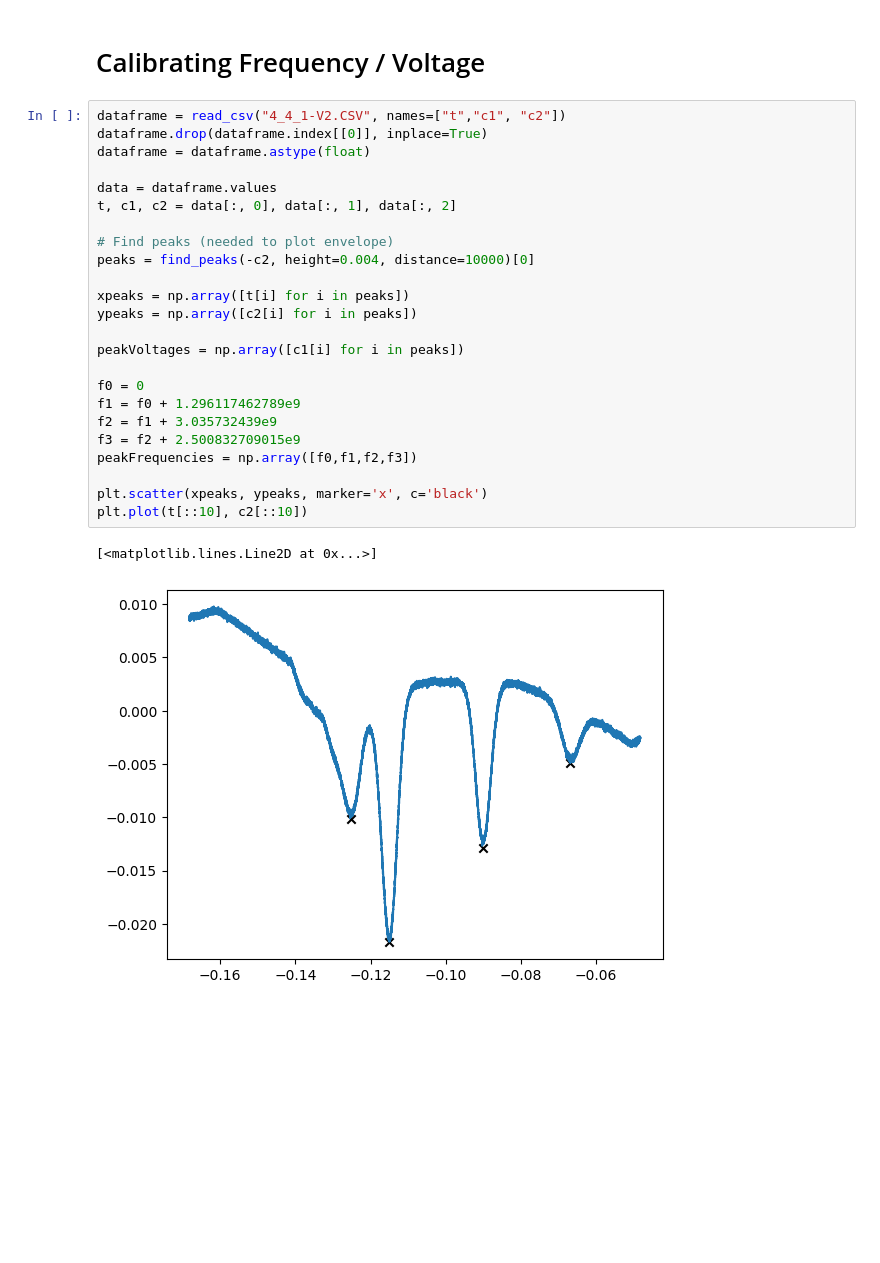
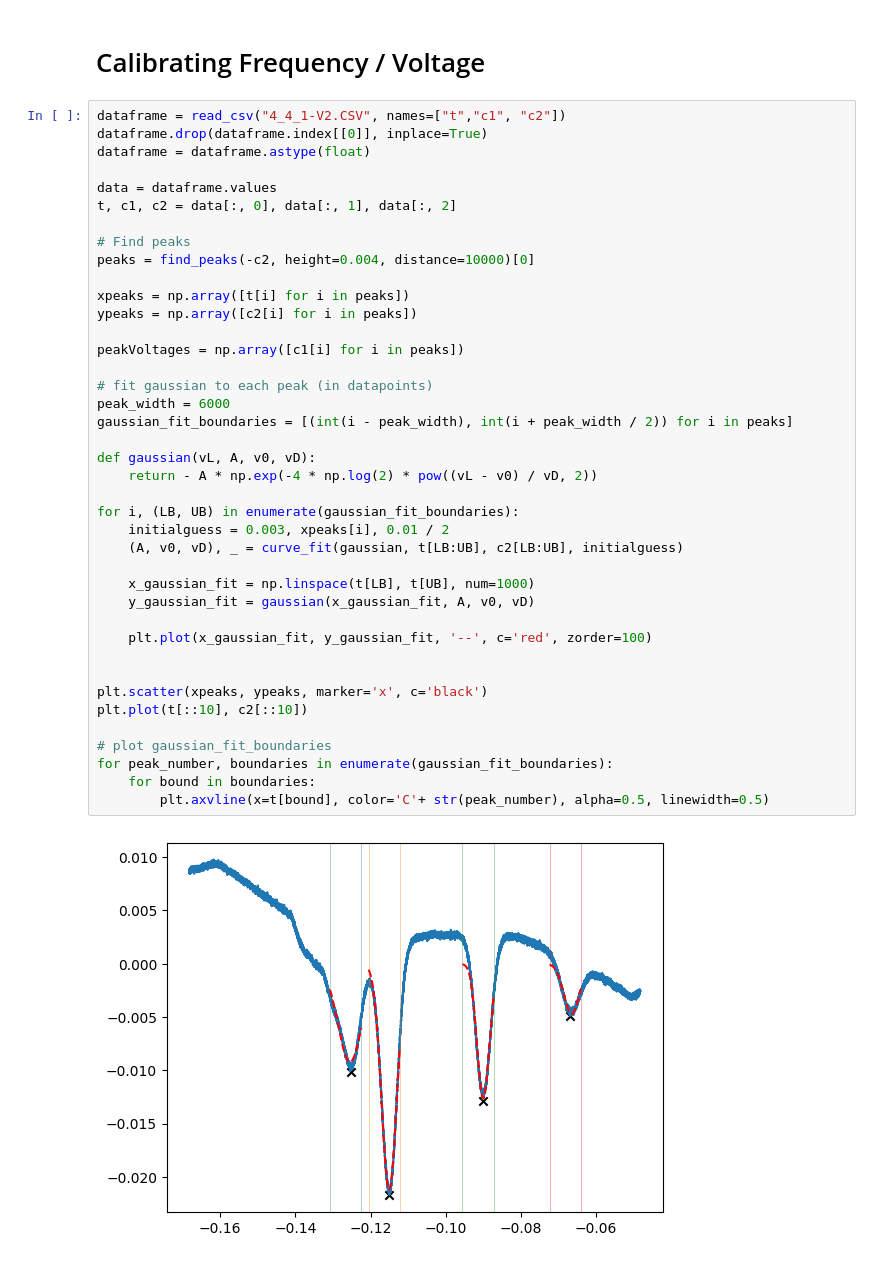
Before and after one commit to benjaminorthner/quantumlab, a Jupyter notebook: rb_spec/rb_spec.ipynb, the cells around one changed output. Drawn from its saved outputs; the diff is of its cells as text; blank space fills up the shorter version.

Commit message:
gaussian fitting

```diff
--- a/rb_spec/rb_spec.ipynb
+++ b/rb_spec/rb_spec.ipynb
@@ -10,27 +10,42 @@ from scipy.stats import linregress
 # %%
 dataframe = read_csv("4_4_1-V2.CSV", names=["t","c1", "c2"])
 dataframe.drop(dataframe.index[[0]], inplace=True)
 dataframe = dataframe.astype(float)
 
 data = dataframe.values
 t, c1, c2 = data[:, 0], data[:, 1], data[:, 2]
 
-# Find peaks (needed to plot envelope)
+# Find peaks
 peaks = find_peaks(-c2, height=0.004, distance=10000)[0]
 
 xpeaks = np.array([t[i] for i in peaks])
 ypeaks = np.array([c2[i] for i in peaks])
 
 peakVoltages = np.array([c1[i] for i in peaks])
 
-f0 = 0
-f1 = f0 + 1.296117462789e9
-f2 = f1 + 3.035732439e9
-f3 = f2 + 2.500832709015e9
-peakFrequencies = np.array([f0,f1,f2,f3])
+# fit gaussian to each peak (in datapoints)
+peak_width = 6000
+gaussian_fit_boundaries = [(int(i - peak_width), int(i + peak_width / 2)) for i in peaks]
+
+def gaussian(vL, A, v0, vD):
+	return - A * np.exp(-4 * np.log(2) * pow((vL - v0) / vD, 2))
+
+for i, (LB, UB) in enumerate(gaussian_fit_boundaries):
+    initialguess = 0.003, xpeaks[i], 0.01 / 2
+    (A, v0, vD), _ = curve_fit(gaussian, t[LB:UB], c2[LB:UB], initialguess)
+
+    x_gaussian_fit = np.linspace(t[LB], t[UB], num=1000)
+    y_gaussian_fit = gaussian(x_gaussian_fit, A, v0, vD)
+
+    plt.plot(x_gaussian_fit, y_gaussian_fit, '--', c='red', zorder=100)
+
 
 plt.scatter(xpeaks, ypeaks, marker='x', c='black')
 plt.plot(t[::10], c2[::10])
+
+# plot gaussian_fit_boundaries
+for peak_number, boundaries in enumerate(gaussian_fit_boundaries):
+    for bound in boundaries:
+        plt.axvline(x=t[bound], color='C'+ str(peak_number), alpha=0.5, linewidth=0.5)
 # %% [output]
-[<matplotlib.lines.Line2D at 0x...>]
-[figure, old version]
+[figure, new version]
```
Also changed, not shown: parts of 2 cells of this notebook.
